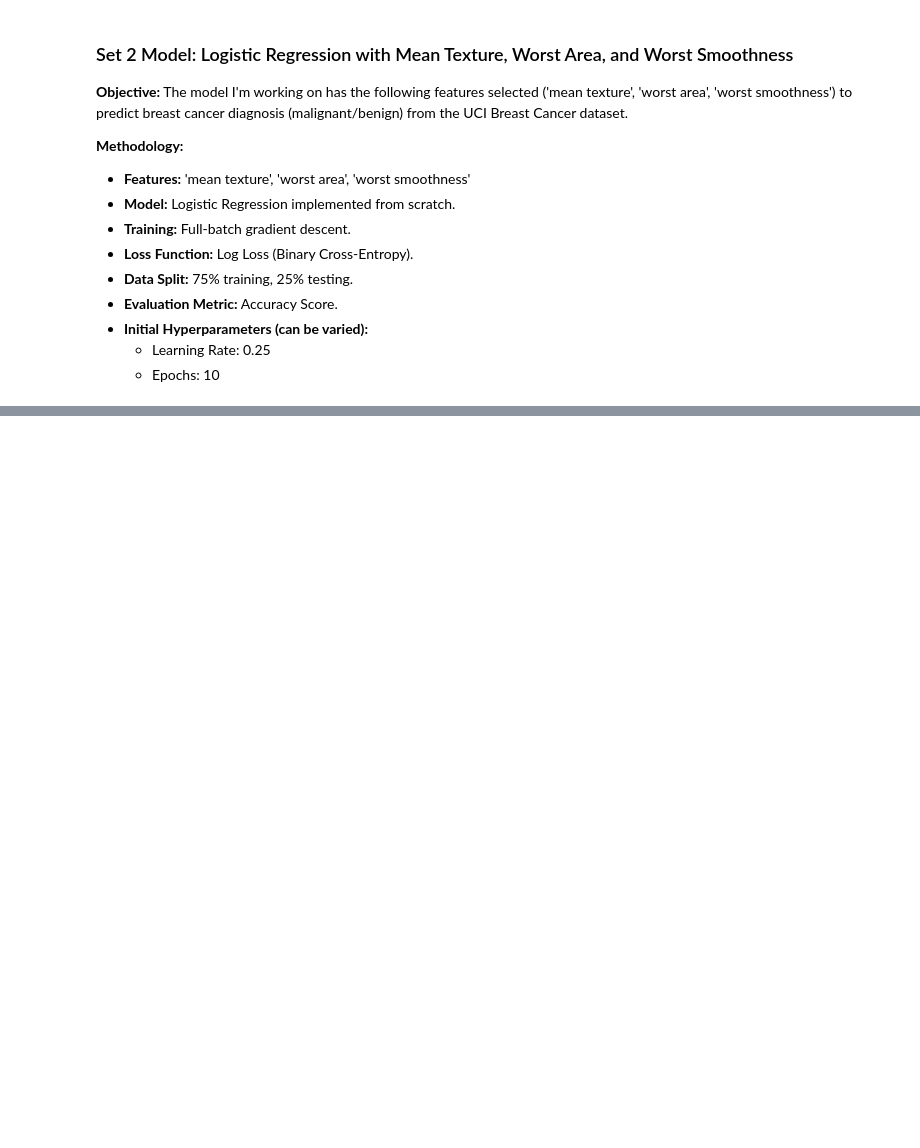
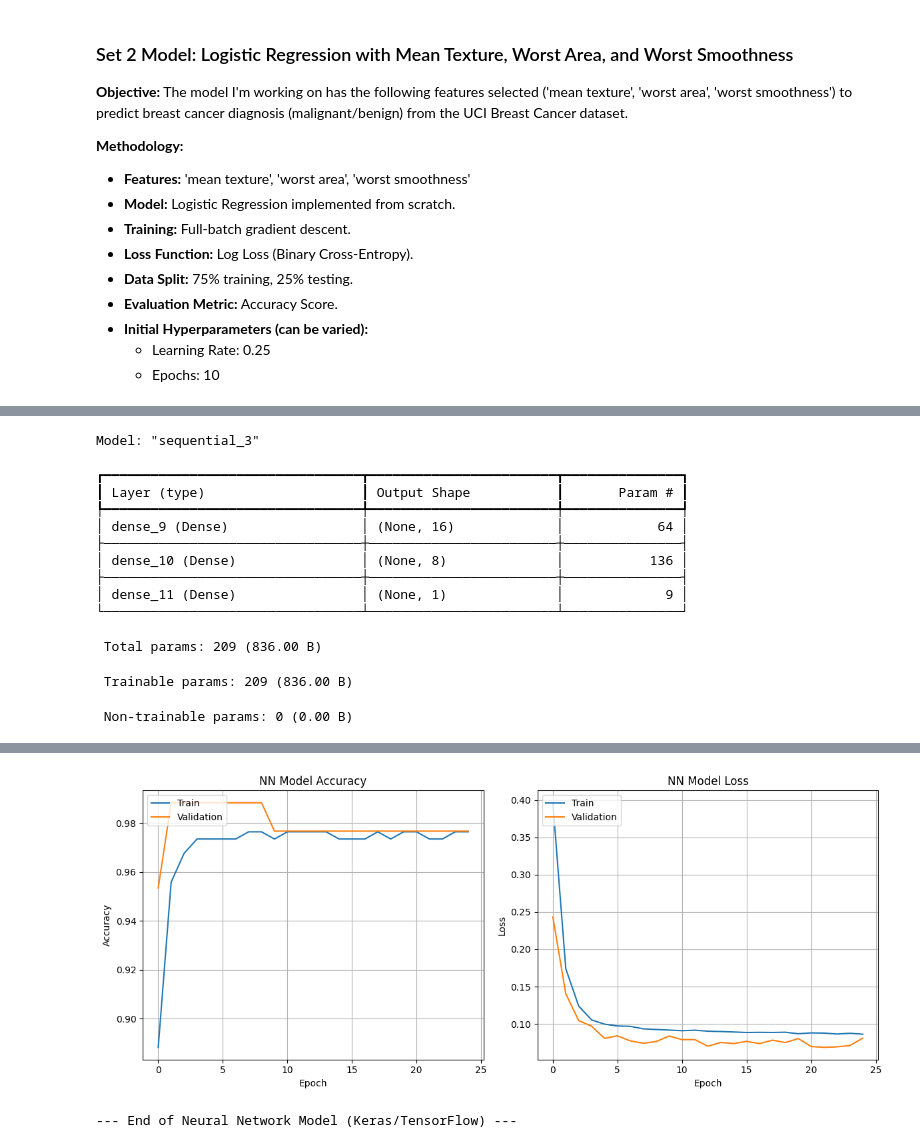
Before and after one commit to HansonKLau/ECS-171, a Jupyter notebook: Set2Model.ipynb, the cells around one changed output, grey strips where cells are left out. Drawn from its saved outputs; the diff is of its cells as text; code cells hidden in the pictures; blank space fills up the shorter version.

Commit message:
set2 neural net

```diff
--- a/Set2Model.ipynb
+++ b/Set2Model.ipynb
@@ -143,0 +187,65 @@ Model Accuracy on Test Set for Set 2 (Mean Texture, Worst Area, Worst Smoothness
+# %%
+import tensorflow as tf
+from tensorflow import keras
+from tensorflow.keras.models import Sequential
+from tensorflow.keras.layers import Dense
+import matplotlib.pyplot as plt
+
+
+# neuralnet
+nn_model = Sequential([
+    Dense(16, activation='relu', input_shape=(X_train_sklearn.shape[1],)),
+    Dense(8, activation='relu'),
+    Dense(1, activation='sigmoid')
+])
+
+# Compile the model
+nn_model.compile(optimizer='adam',
+                 loss='binary_crossentropy',
+                 metrics=['accuracy'])
+
+# Print model summary
+print("Neural Network Model Summary:")
+nn_model.summary()
+
+# Train the model
+epochs_nn = 25 #
+batch_size_nn = 1 # Can be adjusted
+print("\nStarting Neural Network model training...")
+history_nn = nn_model.fit(X_train_sklearn, y_train,
+                            epochs=epochs_nn,
+                            batch_size=batch_size_nn,
+                            validation_split=0.2,  # Use part of training data for validation during training
+                            verbose=1) # Set to 0 for less output, 1 for progress bar
+print("\nNeural Network Training complete.")
+
+# Evaluate the model on the test set
+print("\nEvaluating Neural Network model on the test set...")
+loss_nn, accuracy_nn = nn_model.evaluate(X_test_sklearn, y_test, verbose=0)
+print(f'\nModel Accuracy on Test Set for Set 2 (Neural Network): {accuracy_nn:.4f}')
+
+# Plot training & validation accuracy values
+plt.figure(figsize=(12, 5))
+plt.subplot(1, 2, 1)
+plt.plot(history_nn.history['accuracy'])
+plt.plot(history_nn.history['val_accuracy'])
+plt.title('NN Model Accuracy')
+plt.ylabel('Accuracy')
+plt.xlabel('Epoch')
+plt.legend(['Train', 'Validation'], loc='upper left')
+plt.grid(True)
+
+# Plot training & validation loss values
+plt.subplot(1, 2, 2)
+plt.plot(history_nn.history['loss'])
+plt.plot(history_nn.history['val_loss'])
+plt.title('NN Model Loss')
+plt.ylabel('Loss')
+plt.xlabel('Epoch')
+plt.legend(['Train', 'Validation'], loc='upper left')
+plt.grid(True)
+plt.tight_layout()
+plt.show()
+
+print("\n--- End of Neural Network Model (Keras/TensorFlow) ---")
+# %% [output]
@@ -143,0 +253,13 @@ Model Accuracy on Test Set for Set 2 (Mean Texture, Worst Area, Worst Smoothness
+Model: "sequential_3"
+┏━━━━━━━━━━━━━━━━━━━━━━━━━━━━━━━━━┳━━━━━━━━━━━━━━━━━━━━━━━━┳━━━━━━━━━━━━━━━┓
+┃ Layer (type)                    ┃ Output Shape           ┃       Param # ┃
+┡━━━━━━━━━━━━━━━━━━━━━━━━━━━━━━━━━╇━━━━━━━━━━━━━━━━━━━━━━━━╇━━━━━━━━━━━━━━━┩
+│ dense_9 (Dense)                 │ (None, 16)             │            64 │
+├─────────────────────────────────┼────────────────────────┼───────────────┤
+│ dense_10 (Dense)                │ (None, 8)              │           136 │
+├─────────────────────────────────┼────────────────────────┼───────────────┤
+│ dense_11 (Dense)                │ (None, 1)              │             9 │
+└─────────────────────────────────┴────────────────────────┴───────────────┘
+ Total params: 209 (836.00 B)
+ Trainable params: 209 (836.00 B)
+ Non-trainable params: 0 (0.00 B)
@@ -143,0 +283,2 @@ Model Accuracy on Test Set for Set 2 (Mean Texture, Worst Area, Worst Smoothness
+[figure, added]
+--- End of Neural Network Model (Keras/TensorFlow) ---
```
Also changed, not shown: parts of 8 cells of this notebook.
